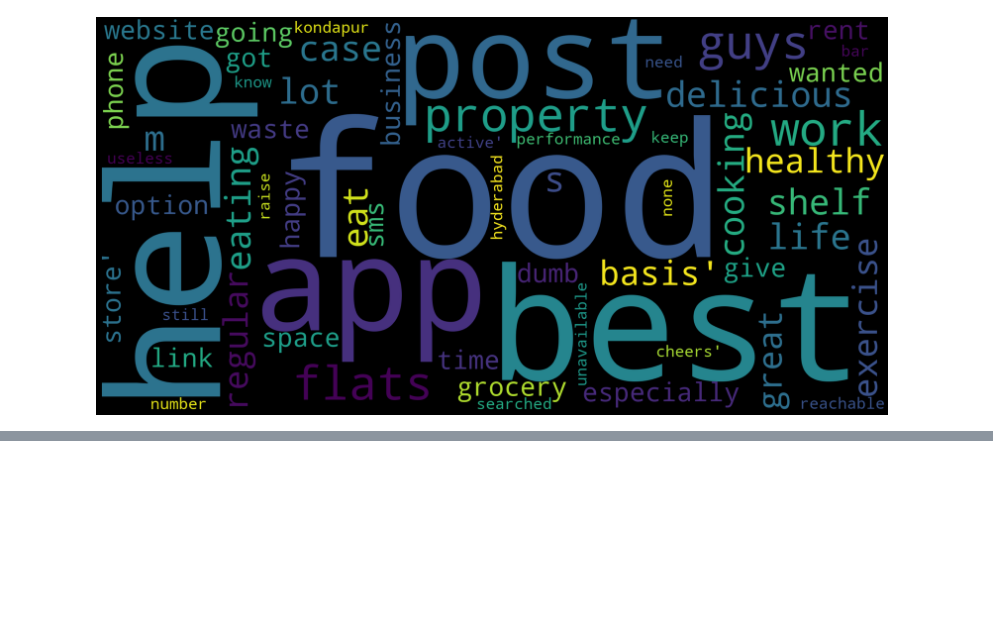
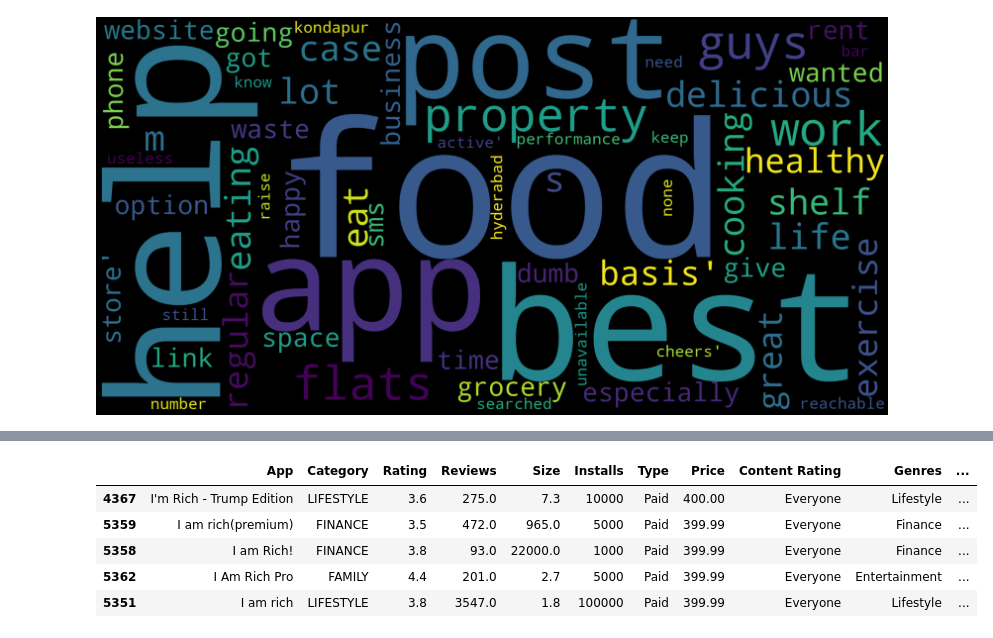
Before and after one commit to iotaminus1/Playstore-and-User-Review-Data-Analysis, a Jupyter notebook: Play_Store_App_Review_Analysis_Capstone_Project.ipynb, the cells around one changed output, grey strips where cells are left out. Cells and saved outputs as stored; diff of their text form; code cells hidden in the pictures; blank space fills up the shorter version.

```diff
--- a/Play_Store_App_Review_Analysis_Capstone_Project.ipynb
+++ b/Play_Store_App_Review_Analysis_Capstone_Project.ipynb
@@ -753,0 +779,11 @@ plt.show()
+# %%
+# Let's come to the Most Expensive Apps
+most_exp = df_ps_data.sort_values(by=['Price'],ascending=False)
+most_exp.head()
+# %% [output]
+|  | App | Category | Rating | Reviews | Size | Installs | Type | Price | Content Rating | Genres | ... |
+| 4367 | I'm Rich - Trump Edition | LIFESTYLE | 3.6 | 275.0 | 7.3 | 10000 | Paid | 400.00 | Everyone | Lifestyle | ... |
+| 5359 | I am rich(premium) | FINANCE | 3.5 | 472.0 | 965.0 | 5000 | Paid | 399.99 | Everyone | Finance | ... |
+| 5358 | I am Rich! | FINANCE | 3.8 | 93.0 | 22000.0 | 1000 | Paid | 399.99 | Everyone | Finance | ... |
+| 5362 | I Am Rich Pro | FAMILY | 4.4 | 201.0 | 2.7 | 5000 | Paid | 399.99 | Everyone | Entertainment | ... |
+| 5351 | I am rich | LIFESTYLE | 3.8 | 3547.0 | 1.8 | 100000 | Paid | 399.99 | Everyone | Lifestyle | ... |
```
Also changed, not shown: parts of 3 cells of this notebook.
